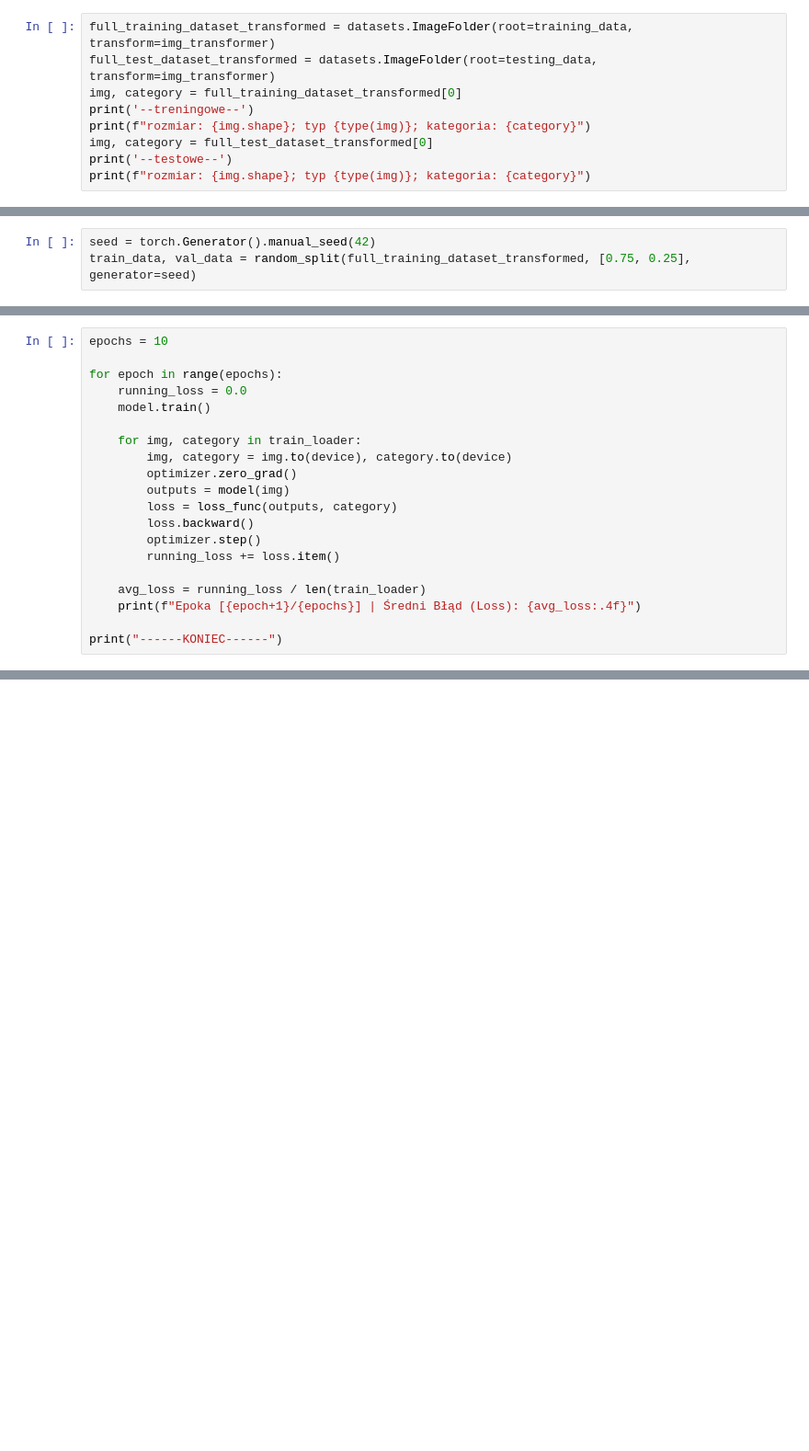
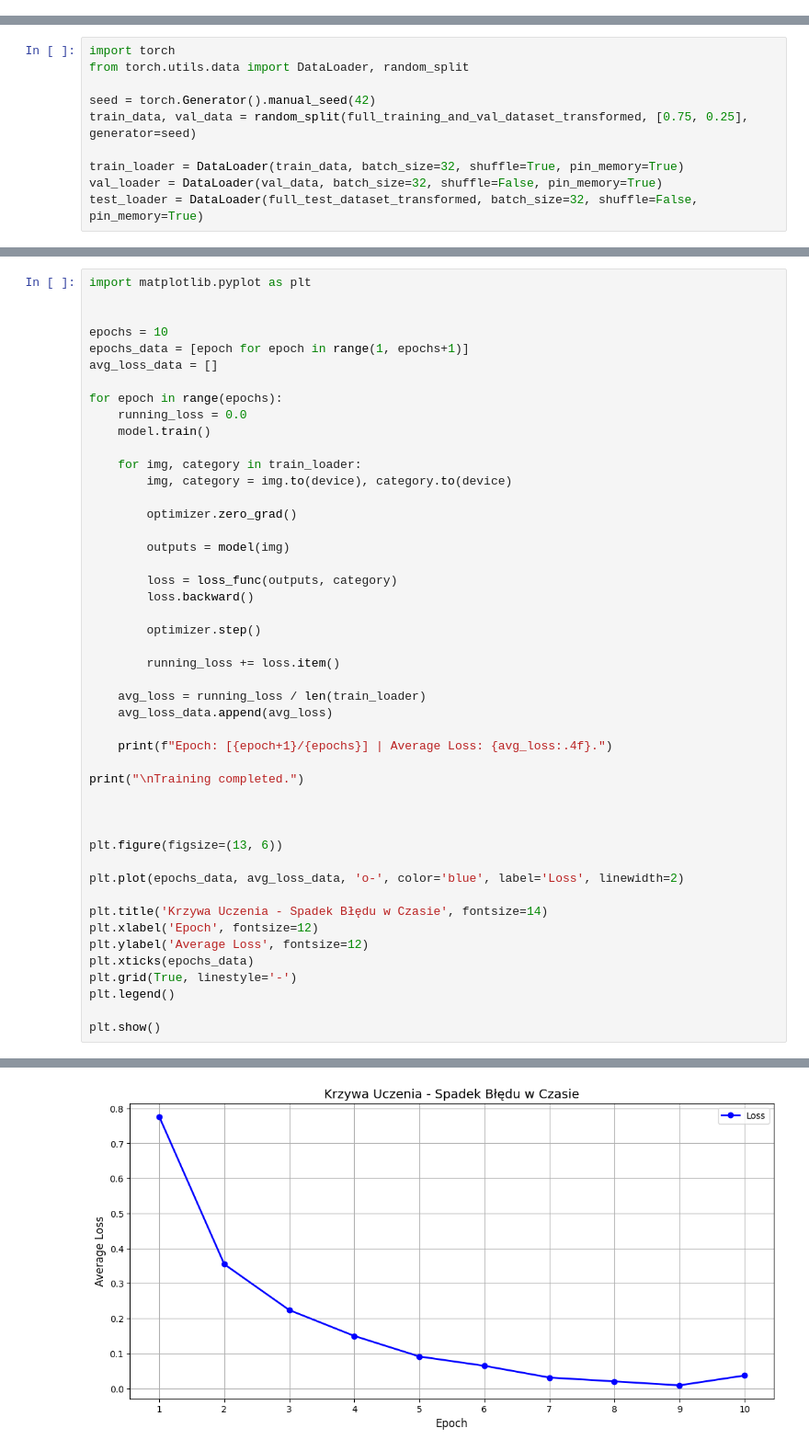
Before and after one commit to mmalolee/CNN_brain_tumor, a Jupyter notebook: CNN.ipynb, the cells around one changed output, grey strips where cells are left out. Shown at 92% size. Saved outputs shown, nothing was run; the diff lists cells and outputs as text; blank space fills up the shorter version.

```diff
--- a/CNN.ipynb
+++ b/CNN.ipynb
@@ -44,9 +56,0 @@ Compose(
-# %%
-full_training_dataset_transformed = datasets.ImageFolder(root=training_data, transform=img_transformer)
-full_test_dataset_transformed = datasets.ImageFolder(root=testing_data, transform=img_transformer)
-img, category = full_training_dataset_transformed[0]
-print('--treningowe--')
-print(f"rozmiar: {img.shape}; typ {type(img)}; kategoria: {category}")
-img, category = full_test_dataset_transformed[0]
-print('--testowe--')
-print(f"rozmiar: {img.shape}; typ {type(img)}; kategoria: {category}")
@@ -58,3 +57,10 @@ rozmiar: torch.Size([3, 250, 250]); typ <class 'torch.Tensor'>; kategoria: 0
 # %%
+import torch
+from torch.utils.data import DataLoader, random_split
+
 seed = torch.Generator().manual_seed(42)
-train_data, val_data = random_split(full_training_dataset_transformed, [0.75, 0.25], generator=seed)
+train_data, val_data = random_split(full_training_and_val_dataset_transformed, [0.75, 0.25], generator=seed)
+
+train_loader = DataLoader(train_data, batch_size=32, shuffle=True, pin_memory=True)
+val_loader = DataLoader(val_data, batch_size=32, shuffle=False, pin_memory=True)
+test_loader = DataLoader(full_test_dataset_transformed, batch_size=32, shuffle=False, pin_memory=True)
@@ -99,7 +106,12 @@ Models utilizes cuda
 loss_func = nn.CrossEntropyLoss()
 optimizer = optim.Adam(model.parameters(), lr=0.001)
 # %%
+import matplotlib.pyplot as plt
+
+
 epochs = 10
+epochs_data = [epoch for epoch in range(1, epochs+1)]
+avg_loss_data = []
 
 for epoch in range(epochs):
     running_loss = 0.0
@@ -107,15 +119,37 @@ for epoch in range(epochs):
 
     for img, category in train_loader:
         img, category = img.to(device), category.to(device)
+
         optimizer.zero_grad()
+
         outputs = model(img)
+
         loss = loss_func(outputs, category)
         loss.backward()
+
         optimizer.step()
+
         running_loss += loss.item()
 
     avg_loss = running_loss / len(train_loader)
-    print(f"Epoka [{epoch+1}/{epochs}] | Średni Błąd (Loss): {avg_loss:.4f}")
+    avg_loss_data.append(avg_loss)
 
-print("------KONIEC------")
+    print(f"Epoch: [{epoch+1}/{epochs}] | Average Loss: {avg_loss:.4f}.")
+
+print("\nTraining completed.")
+
+
+
+plt.figure(figsize=(13, 6))
+
+plt.plot(epochs_data, avg_loss_data, 'o-', color='blue', label='Loss', linewidth=2)
+
+plt.title('Krzywa Uczenia - Spadek Błędu w Czasie', fontsize=14)
+plt.xlabel('Epoch', fontsize=12)
+plt.ylabel('Average Loss', fontsize=12)
+plt.xticks(epochs_data)
+plt.grid(True, linestyle='-')
+plt.legend()
+
+plt.show()
 # %% [output]
@@ -133 +168,2 @@ Epoka [10/10] | Średni Błąd (Loss): 0.0004
+[figure, added]
 # %%
```
Also changed, not shown: parts of 13 cells of this notebook, 2 other files.
